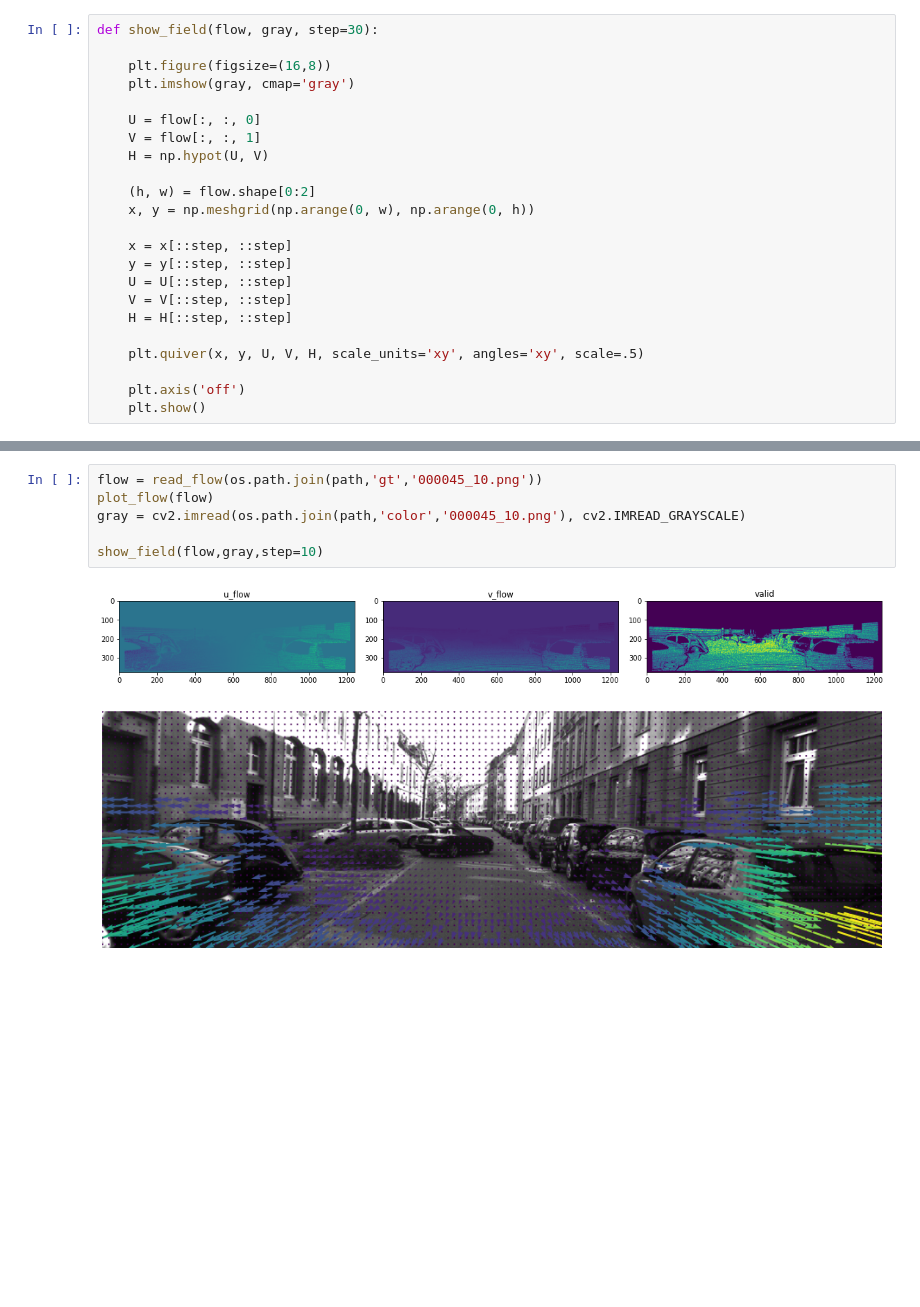
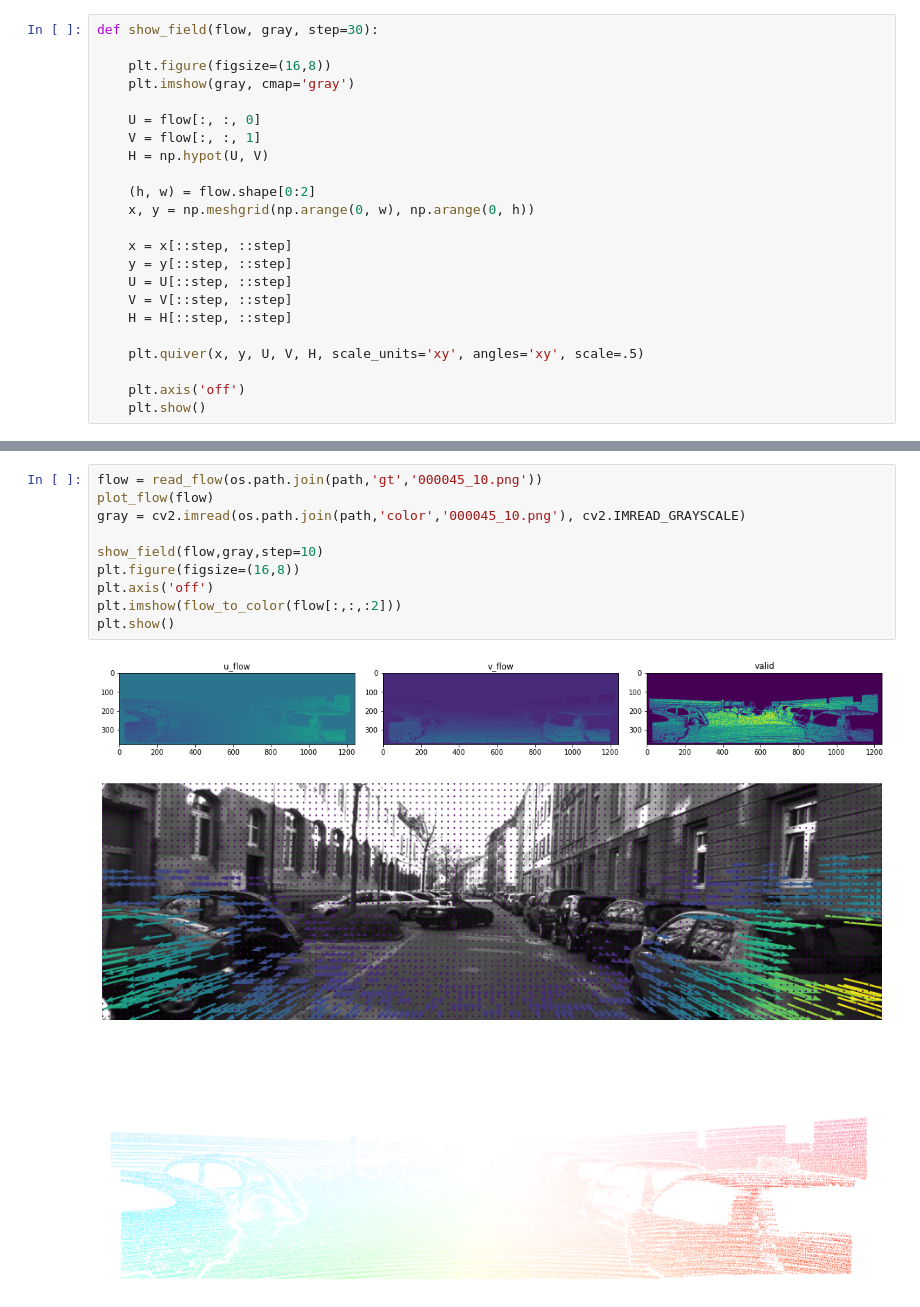
Before and after one commit to mcv-m6-video/mcv-m6-2021-team1, a Jupyter notebook: week1/04_flow.ipynb, the cells around one changed output, grey strips where cells are left out. Cells and saved outputs as stored; diff of their text form; blank space fills up the shorter version.

```diff
--- a/week1/04_flow.ipynb
+++ b/week1/04_flow.ipynb
@@ -84,12 +192,17 @@ def show_field(flow, gray, step=30):
 # %%
 flow = read_flow(os.path.join(path,'gt','000045_10.png'))
 plot_flow(flow)
 gray = cv2.imread(os.path.join(path,'color','000045_10.png'), cv2.IMREAD_GRAYSCALE)
 
 show_field(flow,gray,step=10)
+plt.figure(figsize=(16,8))
+plt.axis('off')
+plt.imshow(flow_to_color(flow[:,:,:2]))
+plt.show()
 # %% [output]
 [figure]
 [figure]
+[figure, added]
 # %%
 flow = read_flow(os.path.join(path,'gt','000157_10.png'))
 plot_flow(flow)
```
Also changed, not shown: parts of 3 cells of this notebook.
